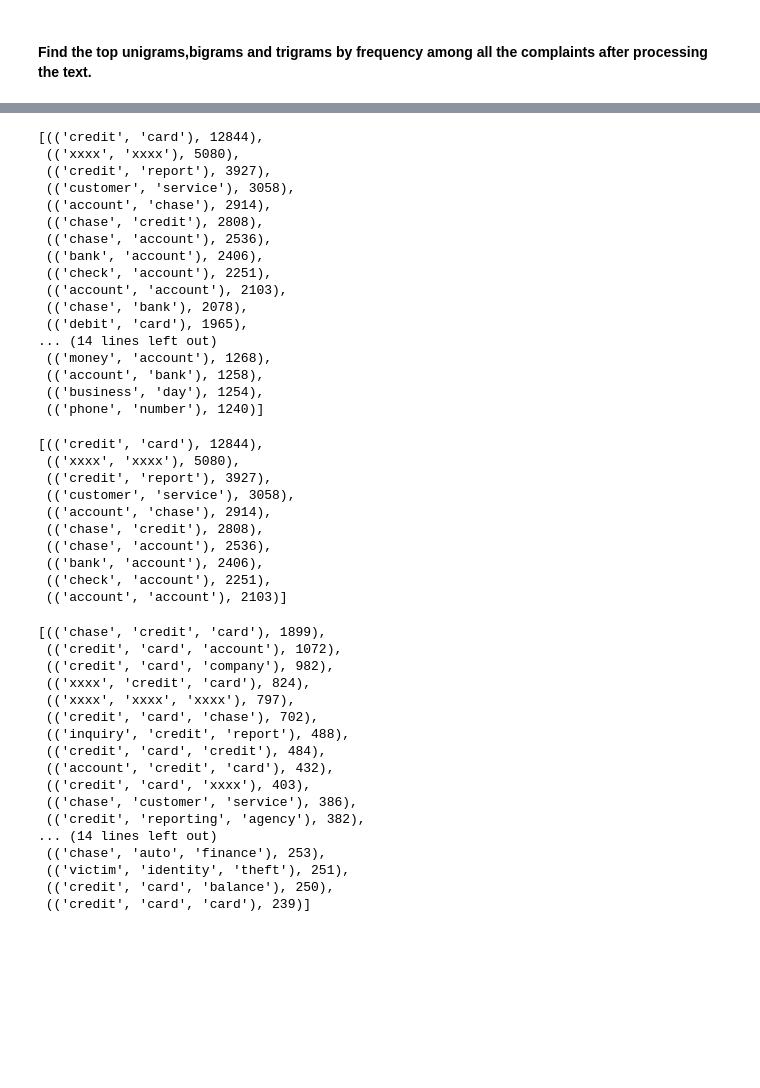
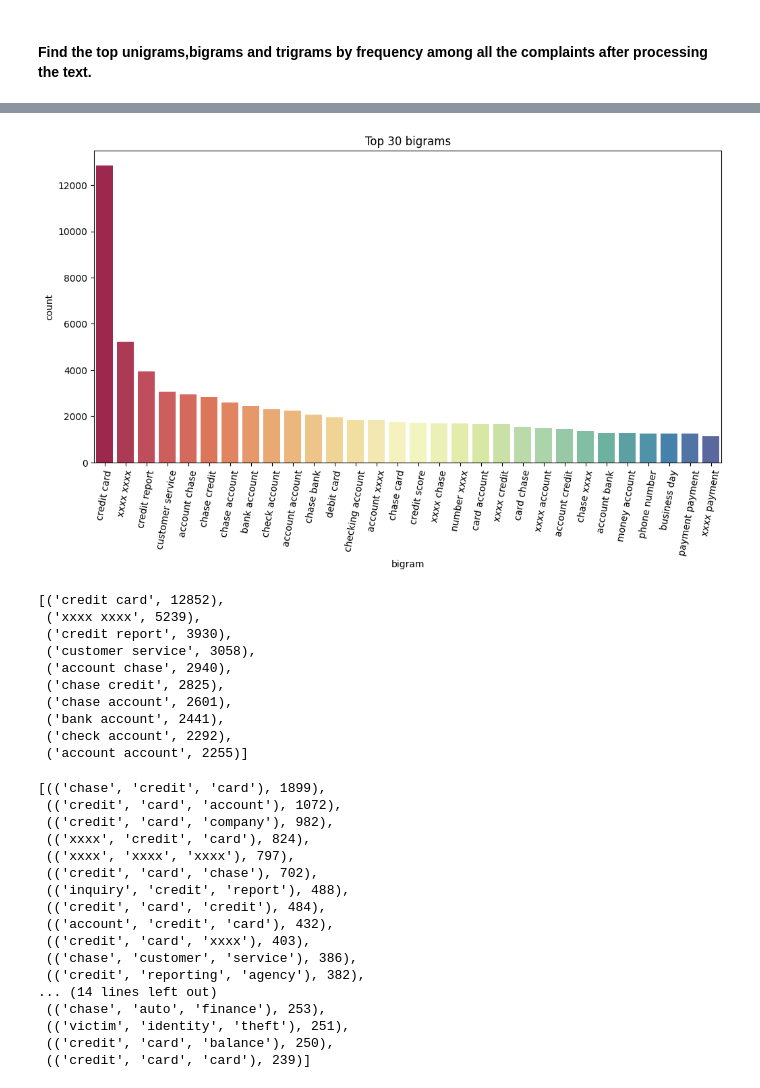
Before and after one commit to ranpariyachetan/automatic-ticket-classification, a Jupyter notebook: Automatic_Ticket_Classification_Assignment.ipynb, the cells around one changed output, grey strips where cells are left out. Saved outputs shown, nothing was run; the diff lists cells and outputs as text; code cells hidden in the pictures; blank space fills up the shorter version.

```diff
--- a/Automatic_Ticket_Classification_Assignment.ipynb
+++ b/Automatic_Ticket_Classification_Assignment.ipynb
@@ -413,44 +425,24 @@ plot_ngram_barplot(top_30_unigrams, "Top 30 unigrams", "Unigram")
 # %%
 #Write your code here to find the top 30 bigram frequency among the complaints in the cleaned datafram(df_clean).
 
-from nltk.util import ngrams
-bigrams = ngrams(all_words, 2)
-
-bigrams_counter = Counter(bigrams)
-
-bigrams_counter.most_common(30)
+top_30_bigrams = get_top_n_ngrams(df_clean['Complaint_clean'],ngram=2, top=30)
+plot_ngram_barplot(top_30_bigrams, "Top 30 bigrams", 'bigram')
 # %% [output]
-[(('credit', 'card'), 12844),
- (('xxxx', 'xxxx'), 5080),
- (('credit', 'report'), 3927),
- (('customer', 'service'), 3058),
- (('account', 'chase'), 2914),
- (('chase', 'credit'), 2808),
- (('chase', 'account'), 2536),
- (('bank', 'account'), 2406),
- (('check', 'account'), 2251),
- (('account', 'account'), 2103),
- (('chase', 'bank'), 2078),
- (('debit', 'card'), 1965),
-... (14 lines left out)
- (('money', 'account'), 1268),
- (('account', 'bank'), 1258),
- (('business', 'day'), 1254),
- (('phone', 'number'), 1240)]
+[figure, added]
 # %%
 #Print the top 10 words in the bigram frequency
-bigrams_counter.most_common(10)
+top_30_bigrams[:10]
 # %% [output]
-[(('credit', 'card'), 12844),
- (('xxxx', 'xxxx'), 5080),
- (('credit', 'report'), 3927),
- (('customer', 'service'), 3058),
- (('account', 'chase'), 2914),
- (('chase', 'credit'), 2808),
- (('chase', 'account'), 2536),
- (('bank', 'account'), 2406),
- (('check', 'account'), 2251),
- (('account', 'account'), 2103)]
+[('credit card', 12852),
+ ('xxxx xxxx', 5239),
+ ('credit report', 3930),
+ ('customer service', 3058),
+ ('account chase', 2940),
+ ('chase credit', 2825),
+ ('chase account', 2601),
+ ('bank account', 2441),
+ ('check account', 2292),
+ ('account account', 2255)]
 # %%
 #Write your code here to find the top 30 trigram frequency among the complaints in the cleaned datafram(df_clean).
 trigrams = ngrams(all_words, 3)
```
Also changed, not shown: parts of 2 cells of this notebook.
